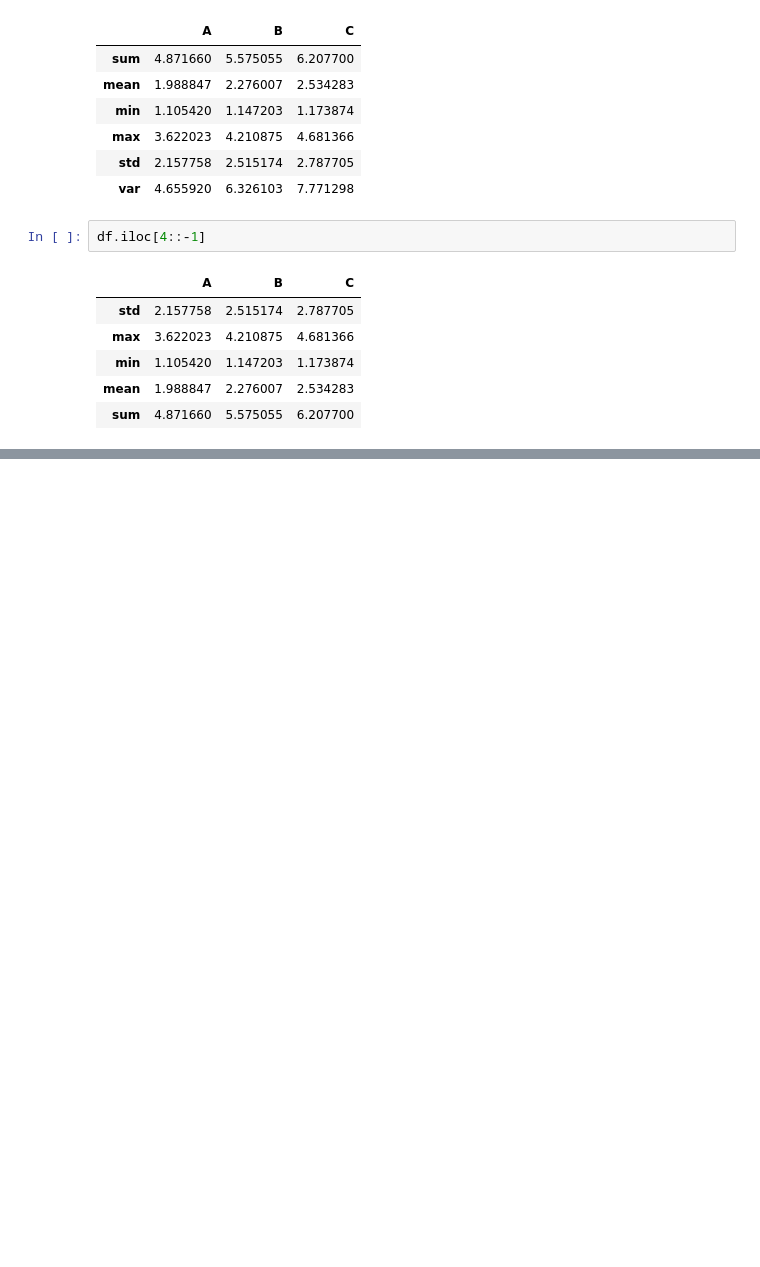
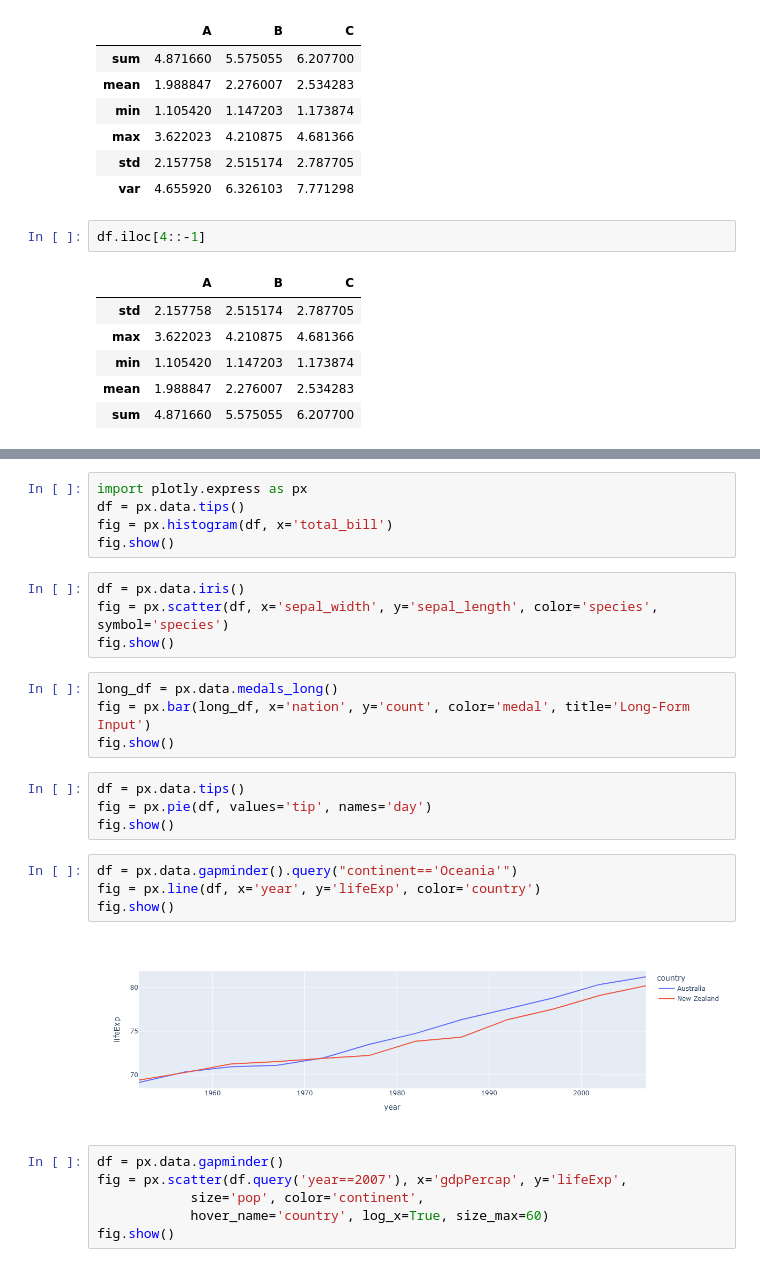
Before and after one commit to andremello22/PANDAS-TRATAMENTO-DE-DADOS, a Jupyter notebook: notebooks/aula-01.ipynb, the cells around one changed output, grey strips where cells are left out. Saved outputs shown, nothing was run; the diff lists cells and outputs as text; blank space fills up the shorter version.

Commit message:
extracao, tratamento e visualizacao com pandas matplotly

```diff
--- a/notebooks/aula-01.ipynb
+++ b/notebooks/aula-01.ipynb
@@ -399,0 +431,29 @@ df.iloc[4::-1]
+# %%
+import plotly.express as px
+df = px.data.tips()
+fig = px.histogram(df, x='total_bill')
+fig.show()
+# %%
+df = px.data.iris()
+fig = px.scatter(df, x='sepal_width', y='sepal_length', color='species', symbol='species')
+fig.show()
+# %%
+long_df = px.data.medals_long()
+fig = px.bar(long_df, x='nation', y='count', color='medal', title='Long-Form Input')
+fig.show()
+# %%
+df = px.data.tips()
+fig = px.pie(df, values='tip', names='day')
+fig.show()
+# %%
+df = px.data.gapminder().query("continent=='Oceania'")
+fig = px.line(df, x='year', y='lifeExp', color='country')
+fig.show()
+# %% [output]
+[figure, added]
+# %%
+df = px.data.gapminder()
+fig = px.scatter(df.query('year==2007'), x='gdpPercap', y='lifeExp',
+ 	        size='pop', color='continent',
+            hover_name='country', log_x=True, size_max=60)
+fig.show()
```
Also changed, not shown: parts of 3 cells of this notebook.
